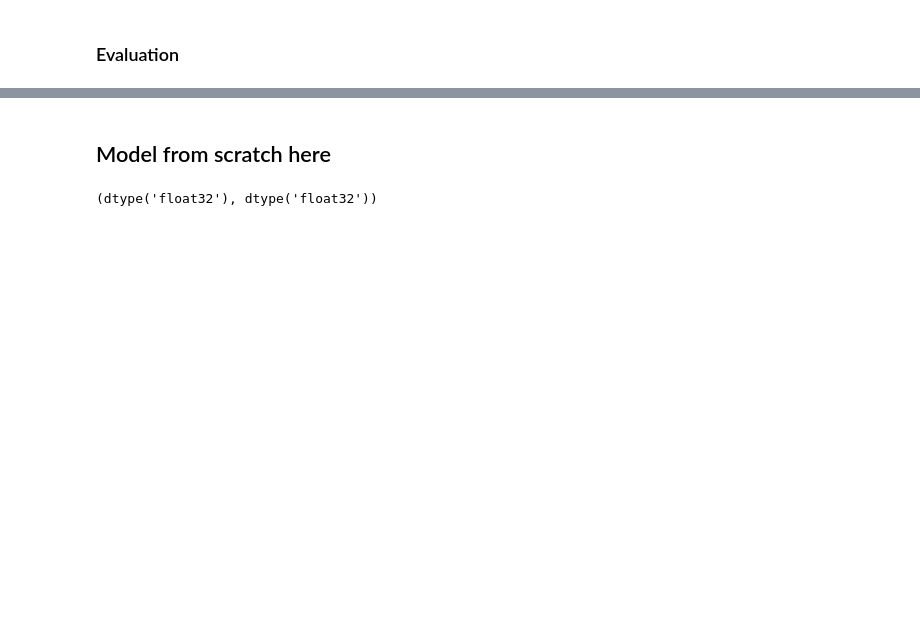
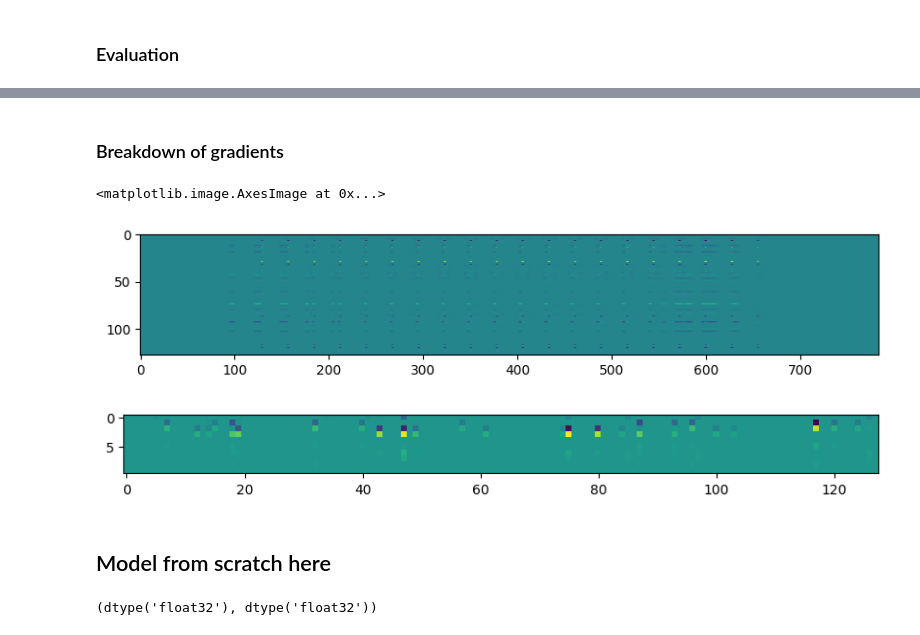
Before and after one commit to erirosv/notebboks, a Jupyter notebook: mnist_scratch.ipynb, the cells around one changed output, grey strips where cells are left out. Cells and saved outputs as stored; diff of their text form; code cells hidden in the pictures; blank space fills up the shorter version.

Commit message:
learning how gradient works by using torch

```diff
--- a/mnist_scratch.ipynb
+++ b/mnist_scratch.ipynb
@@ -133,3 +133,21 @@ Y_test_predictions = torch.argmax(model(torch.tensor(x_test.reshape((-1, 28*28))
+# %% [markdown]
+### Breakdown of gradients
+# %%
+samp = [1,2,3,]
+model.zero_grad()
+out = model(torch.tensor(x_test[samp].reshape((-1, 28*28))).float())
+out.retain_grad()
+
+loss = loss_funtion(out, torch.tensor(y_test[samp]).long()).mean()
+loss.backward()
+
+imshow(model.linear_1.weight.grad)
+figure()
+imshow(model.linear_2.weight.grad)
+# %% [output]
+<matplotlib.image.AxesImage at 0x...>
+[figure, added]
+[figure, added]
 # %% [markdown]
 ## Model from scratch here
 # %%
```
Also changed, not shown: parts of 14 cells of this notebook.
